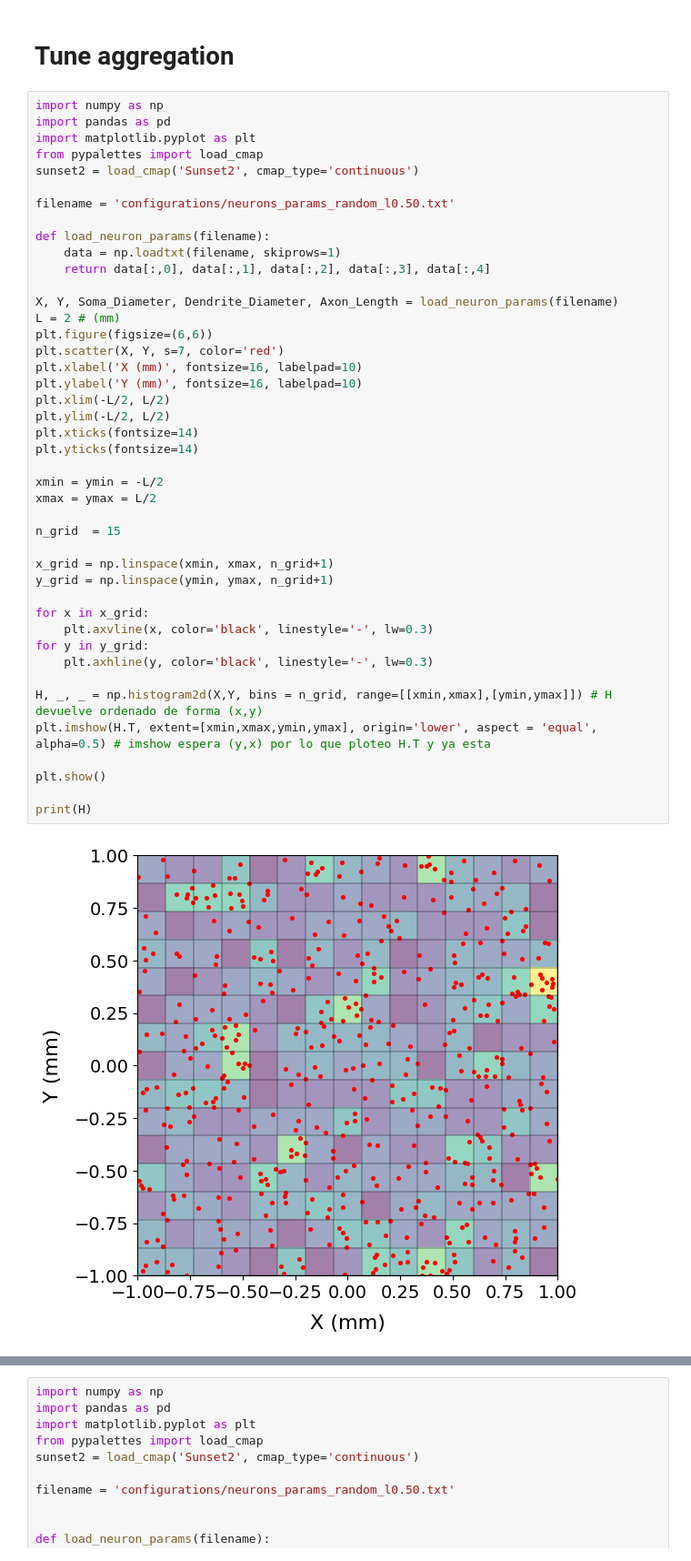
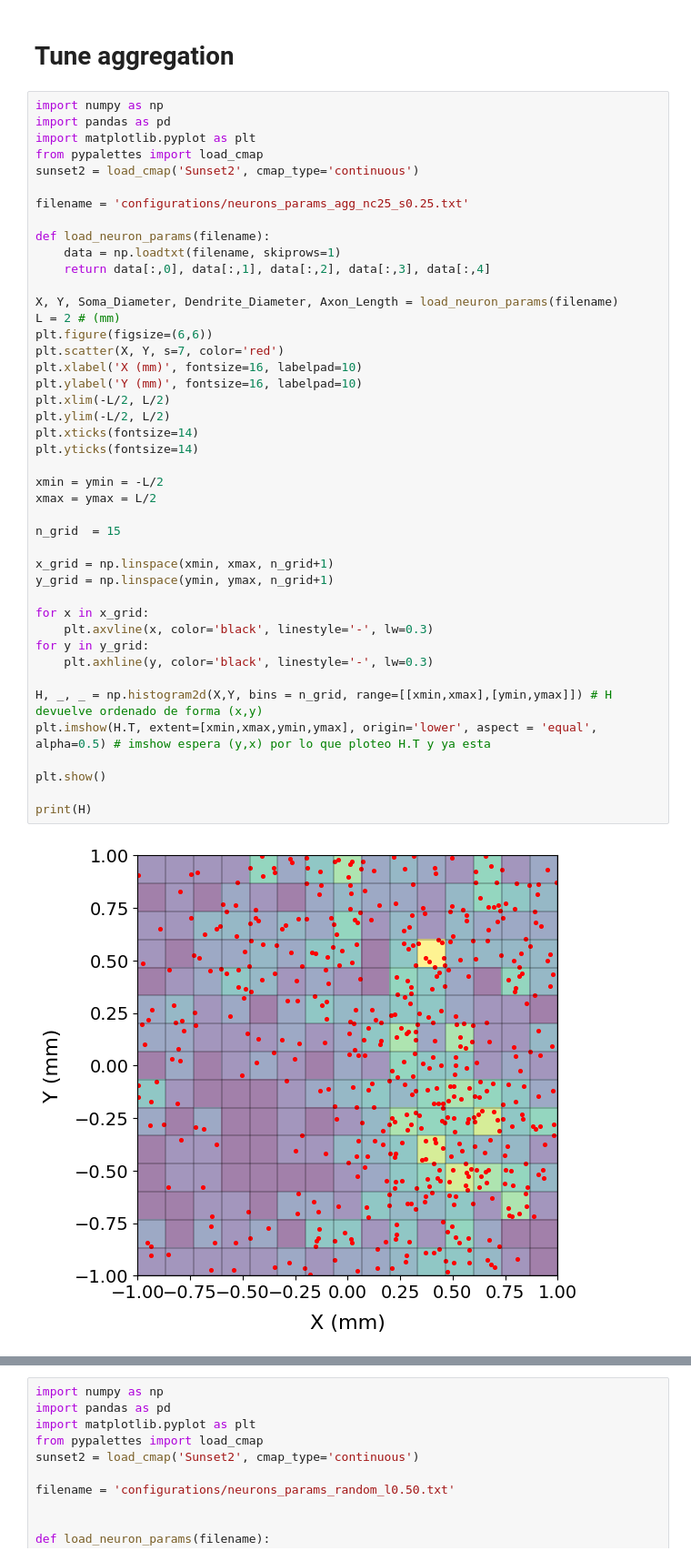
Before and after one commit to underDD/TFM, a Jupyter notebook: plots.ipynb, the cells around one changed output, grey strips where cells are left out. Shown at 91% size. Cells and saved outputs as stored; diff of their text form.

```diff
--- a/plots.ipynb
+++ b/plots.ipynb
@@ -663,7 +663,7 @@ import matplotlib.pyplot as plt
 from pypalettes import load_cmap
 sunset2 = load_cmap('Sunset2', cmap_type='continuous')
 
-filename = 'configurations/neurons_params_random_l0.50.txt'
+filename = 'configurations/neurons_params_agg_nc25_s0.25.txt'
 
 def load_neuron_params(filename):
     data = np.loadtxt(filename, skiprows=1)
@@ -673,31 +673,31 @@ X, Y, Soma_Diameter, Dendrite_Diameter, Axon_Length = load_neuron_params(filenam
 L = 2 # (mm)
 plt.figure(figsize=(6,6))
 plt.scatter(X, Y, s=7, color='red')
 plt.xlabel('X (mm)', fontsize=16, labelpad=10)
 plt.ylabel('Y (mm)', fontsize=16, labelpad=10)
 plt.xlim(-L/2, L/2)
 plt.ylim(-L/2, L/2)
 plt.xticks(fontsize=14)
 plt.yticks(fontsize=14)
 
 xmin = ymin = -L/2
 xmax = ymax = L/2
 
 n_grid  = 15
 
 x_grid = np.linspace(xmin, xmax, n_grid+1)
 y_grid = np.linspace(ymin, ymax, n_grid+1)
 
 for x in x_grid:
     plt.axvline(x, color='black', linestyle='-', lw=0.3)
 for y in y_grid:
     plt.axhline(y, color='black', linestyle='-', lw=0.3)
 
 H, _, _ = np.histogram2d(X,Y, bins = n_grid, range=[[xmin,xmax],[ymin,ymax]]) # H devuelve ordenado de forma (x,y)
 plt.imshow(H.T, extent=[xmin,xmax,ymin,ymax], origin='lower', aspect = 'equal', alpha=0.5) # imshow espera (y,x) por lo que ploteo H.T y ya esta
 
 plt.show()
 
 print(H)
 # %% [output]
-[figure, old version]
+[figure, new version]
```
Also changed, not shown: parts of 1 cell of this notebook, 11 other files.
